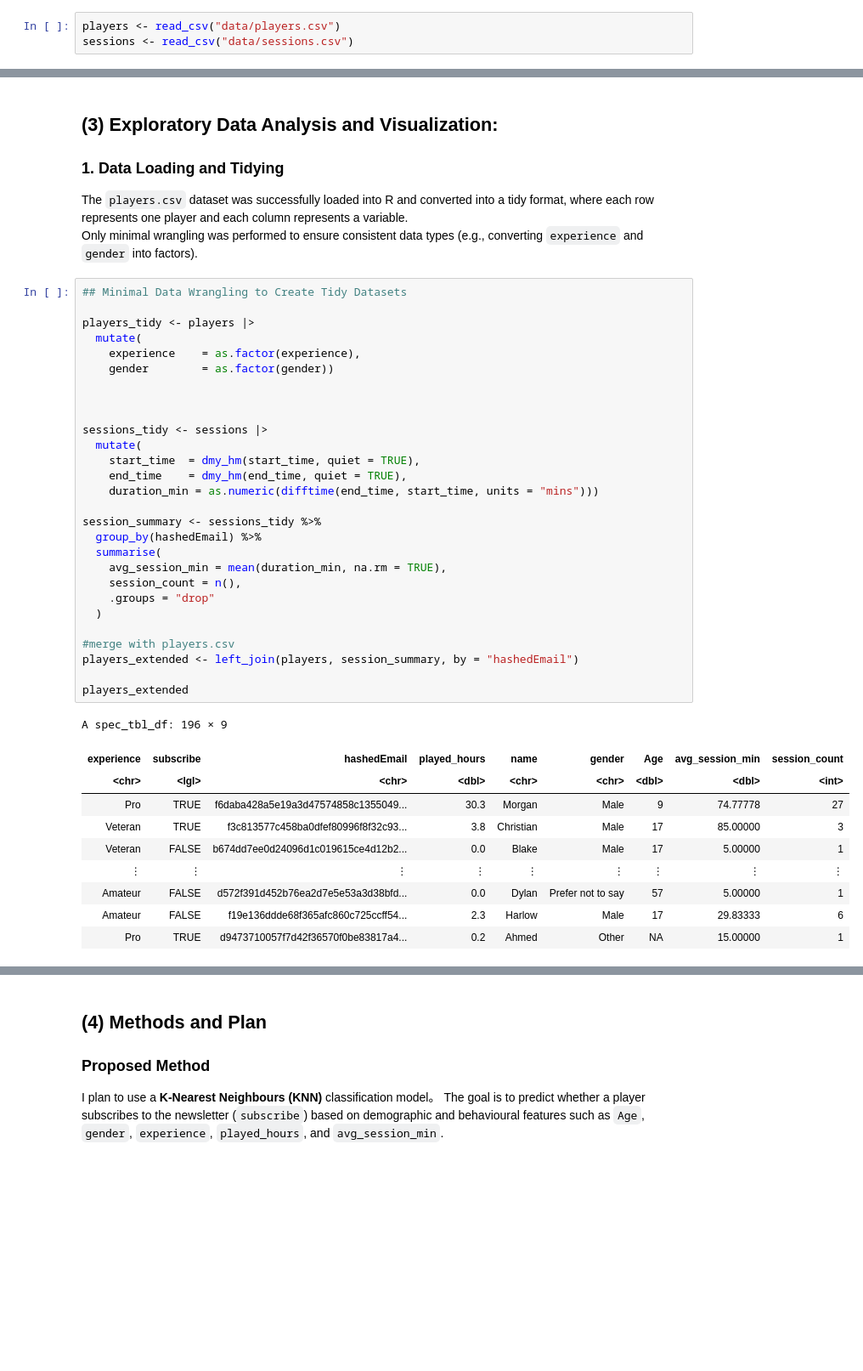
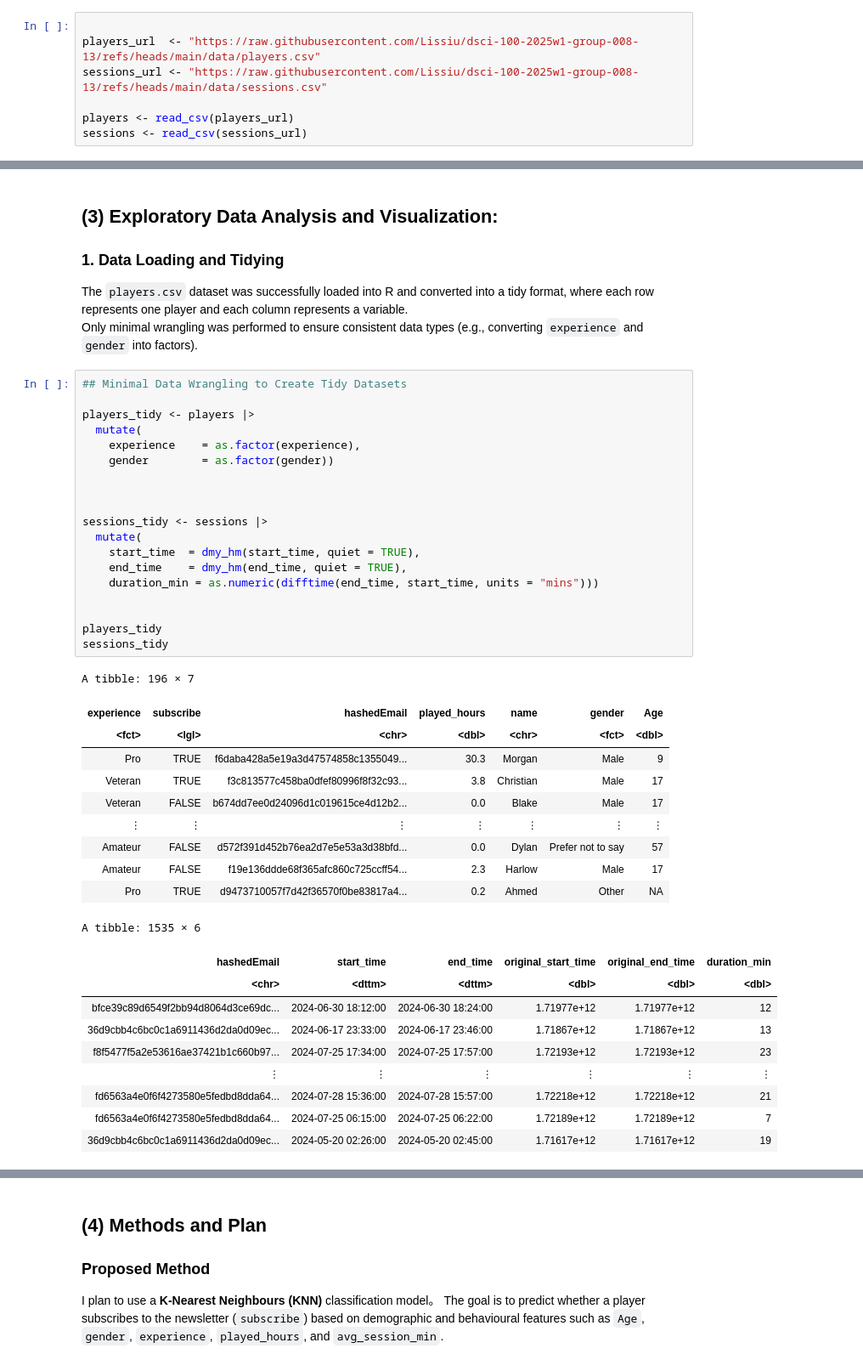
Before and after one commit to Lissiu/dsci-100-2025w1-group-008-13, a Jupyter notebook: Lisa Zhang 008-13 project planning.ipynb, the cells around one changed output, grey strips where cells are left out. Shown at 85% size. Cells and saved outputs as stored; diff of their text form; blank space fills up the shorter version.

```diff
--- a/Lisa Zhang 008-13 project planning.ipynb
+++ b/Lisa Zhang 008-13 project planning.ipynb
@@ -8,8 +8,12 @@ options(repr.matrix.max.rows = 6)
 # %% [markdown]
 ## Loading Data
 # %%
-players <- read_csv("data/players.csv")
-sessions <- read_csv("data/sessions.csv")
+
+players_url  <- "https://raw.githubusercontent.com/Lissiu/dsci-100-2025w1-group-008-13/refs/heads/main/data/players.csv"
+sessions_url <- "https://raw.githubusercontent.com/Lissiu/dsci-100-2025w1-group-008-13/refs/heads/main/data/sessions.csv"
+
+players <- read_csv(players_url)
+sessions <- read_csv(sessions_url)
 # %% [output]
 Rows: 196 Columns: 7
 ── Column specification ────────────────────────────────────────────────────────
@@ -148,41 +152,42 @@ Only minimal wrangling was performed to ensure consistent data types (e.g., conv
 # %%
 ## Minimal Data Wrangling to Create Tidy Datasets
 
 players_tidy <- players |>
   mutate(
     experience    = as.factor(experience),
     gender        = as.factor(gender))
 
 
 
 sessions_tidy <- sessions |>
   mutate(
     start_time  = dmy_hm(start_time, quiet = TRUE),
     end_time    = dmy_hm(end_time, quiet = TRUE),
     duration_min = as.numeric(difftime(end_time, start_time, units = "mins")))
 
-session_summary <- sessions_tidy %>%
-  group_by(hashedEmail) %>%
-  summarise(
-    avg_session_min = mean(duration_min, na.rm = TRUE),
-    session_count = n(),
-    .groups = "drop"
-  )
 
-#merge with players.csv
-players_extended <- left_join(players, session_summary, by = "hashedEmail")
-
-players_extended
+players_tidy
+sessions_tidy
 # %% [output]
-A spec_tbl_df: 196 × 9
+A tibble: 196 × 7
-| experience | subscribe | hashedEmail | played_hours | name | gender | Age | avg_session_min | session_count |
-| <chr> | <lgl> | <chr> | <dbl> | <chr> | <chr> | <dbl> | <dbl> | <int> |
-| Pro | TRUE | f6daba428a5e19a3d47574858c1355049... | 30.3 | Morgan | Male | 9 | 74.77778 | 27 |
-| Veteran | TRUE | f3c813577c458ba0dfef80996f8f32c93... | 3.8 | Christian | Male | 17 | 85.00000 | 3 |
-| Veteran | FALSE | b674dd7ee0d24096d1c019615ce4d12b2... | 0.0 | Blake | Male | 17 | 5.00000 | 1 |
-| ⋮ | ⋮ | ⋮ | ⋮ | ⋮ | ⋮ | ⋮ | ⋮ | ⋮ |
-| Amateur | FALSE | d572f391d452b76ea2d7e5e53a3d38bfd... | 0.0 | Dylan | Prefer not to say | 57 | 5.00000 | 1 |
-| Amateur | FALSE | f19e136ddde68f365afc860c725ccff54... | 2.3 | Harlow | Male | 17 | 29.83333 | 6 |
-| Pro | TRUE | d9473710057f7d42f36570f0be83817a4... | 0.2 | Ahmed | Other | NA | 15.00000 | 1 |
+| experience | subscribe | hashedEmail | played_hours | name | gender | Age |
+| <fct> | <lgl> | <chr> | <dbl> | <chr> | <fct> | <dbl> |
+| Pro | TRUE | f6daba428a5e19a3d47574858c1355049... | 30.3 | Morgan | Male | 9 |
+| Veteran | TRUE | f3c813577c458ba0dfef80996f8f32c93... | 3.8 | Christian | Male | 17 |
+| Veteran | FALSE | b674dd7ee0d24096d1c019615ce4d12b2... | 0.0 | Blake | Male | 17 |
+| ⋮ | ⋮ | ⋮ | ⋮ | ⋮ | ⋮ | ⋮ |
+| Amateur | FALSE | d572f391d452b76ea2d7e5e53a3d38bfd... | 0.0 | Dylan | Prefer not to say | 57 |
+| Amateur | FALSE | f19e136ddde68f365afc860c725ccff54... | 2.3 | Harlow | Male | 17 |
+| Pro | TRUE | d9473710057f7d42f36570f0be83817a4... | 0.2 | Ahmed | Other | NA |
+A tibble: 1535 × 6
+| hashedEmail | start_time | end_time | original_start_time | original_end_time | duration_min |
+| <chr> | <dttm> | <dttm> | <dbl> | <dbl> | <dbl> |
+| bfce39c89d6549f2bb94d8064d3ce69dc... | 2024-06-30 18:12:00 | 2024-06-30 18:24:00 | 1.71977e+12 | 1.71977e+12 | 12 |
+| 36d9cbb4c6bc0c1a6911436d2da0d09ec... | 2024-06-17 23:33:00 | 2024-06-17 23:46:00 | 1.71867e+12 | 1.71867e+12 | 13 |
+| f8f5477f5a2e53616ae37421b1c660b97... | 2024-07-25 17:34:00 | 2024-07-25 17:57:00 | 1.72193e+12 | 1.72193e+12 | 23 |
+| ⋮ | ⋮ | ⋮ | ⋮ | ⋮ | ⋮ |
+| fd6563a4e0f6f4273580e5fedbd8dda64... | 2024-07-28 15:36:00 | 2024-07-28 15:57:00 | 1.72218e+12 | 1.72218e+12 | 21 |
+| fd6563a4e0f6f4273580e5fedbd8dda64... | 2024-07-25 06:15:00 | 2024-07-25 06:22:00 | 1.72189e+12 | 1.72189e+12 | 7 |
+| 36d9cbb4c6bc0c1a6911436d2da0d09ec... | 2024-05-20 02:26:00 | 2024-05-20 02:45:00 | 1.71617e+12 | 1.71617e+12 | 19 |
 # %%
 # calculating the means of Age average session duration and played_hours
```
Also changed, not shown: parts of 7 cells of this notebook.
